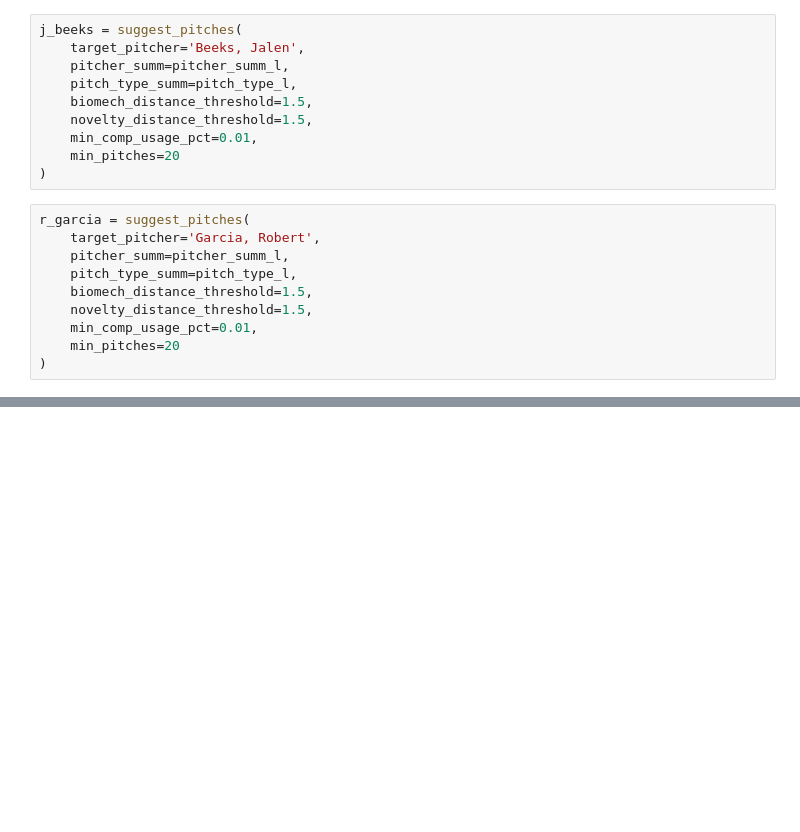
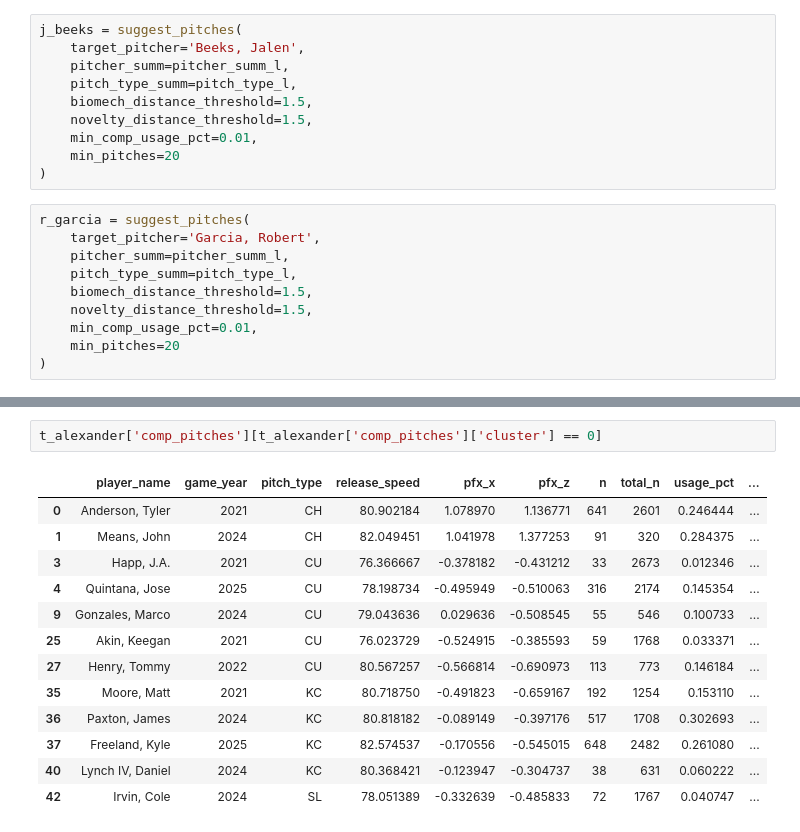
Before and after one commit to simontodreas/mlb-pitch-loadout, a Jupyter notebook: Pitch Suggestions.ipynb, the cells around one changed output, grey strips where cells are left out. Drawn from its saved outputs; the diff is of its cells as text; blank space fills up the shorter version.

```diff
--- a/Pitch Suggestions.ipynb
+++ b/Pitch Suggestions.ipynb
@@ -237,0 +239,16 @@ plot_pitch_clusters(t_alexander)
+# %%
+t_alexander['comp_pitches'][t_alexander['comp_pitches']['cluster'] == 0]
+# %% [output]
+|  | player_name | game_year | pitch_type | release_speed | pfx_x | pfx_z | n | total_n | usage_pct | ... |
+| 0 | Anderson, Tyler | 2021 | CH | 80.902184 | 1.078970 | 1.136771 | 641 | 2601 | 0.246444 | ... |
+| 1 | Means, John | 2024 | CH | 82.049451 | 1.041978 | 1.377253 | 91 | 320 | 0.284375 | ... |
+| 3 | Happ, J.A. | 2021 | CU | 76.366667 | -0.378182 | -0.431212 | 33 | 2673 | 0.012346 | ... |
+| 4 | Quintana, Jose | 2025 | CU | 78.198734 | -0.495949 | -0.510063 | 316 | 2174 | 0.145354 | ... |
+| 9 | Gonzales, Marco | 2024 | CU | 79.043636 | 0.029636 | -0.508545 | 55 | 546 | 0.100733 | ... |
+| 25 | Akin, Keegan | 2021 | CU | 76.023729 | -0.524915 | -0.385593 | 59 | 1768 | 0.033371 | ... |
+| 27 | Henry, Tommy | 2022 | CU | 80.567257 | -0.566814 | -0.690973 | 113 | 773 | 0.146184 | ... |
+| 35 | Moore, Matt | 2021 | KC | 80.718750 | -0.491823 | -0.659167 | 192 | 1254 | 0.153110 | ... |
+| 36 | Paxton, James | 2024 | KC | 80.818182 | -0.089149 | -0.397176 | 517 | 1708 | 0.302693 | ... |
+| 37 | Freeland, Kyle | 2025 | KC | 82.574537 | -0.170556 | -0.545015 | 648 | 2482 | 0.261080 | ... |
+| 40 | Lynch IV, Daniel | 2024 | KC | 80.368421 | -0.123947 | -0.304737 | 38 | 631 | 0.060222 | ... |
+| 42 | Irvin, Cole | 2024 | SL | 78.051389 | -0.332639 | -0.485833 | 72 | 1767 | 0.040747 | ... |
```
Also changed, not shown: parts of 5 cells of this notebook, 2 other files.
